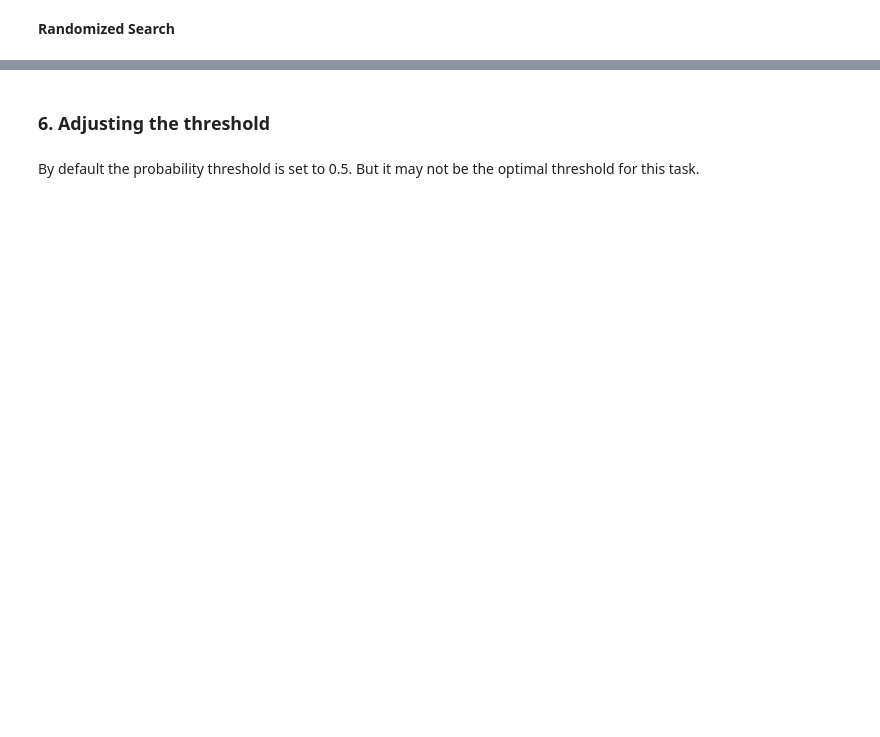
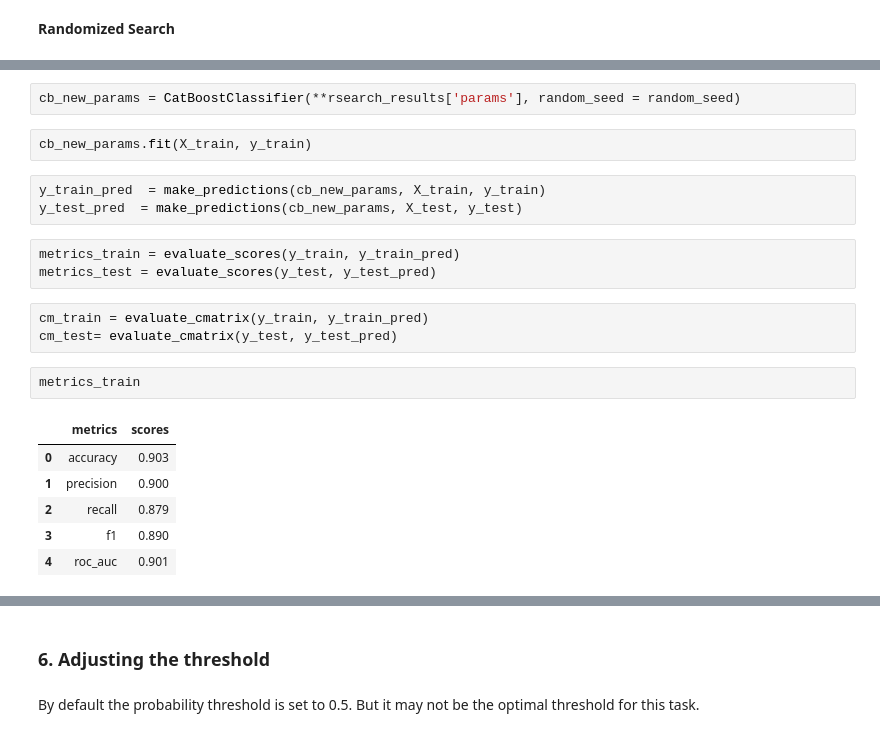
Before and after one commit to joanlenczuk/red_hat_project, a Jupyter notebook: modeling_red_hat.ipynb, the cells around one changed output, grey strips where cells are left out. Saved outputs shown, nothing was run; the diff lists cells and outputs as text; blank space fills up the shorter version.

```diff
--- a/modeling_red_hat.ipynb
+++ b/modeling_red_hat.ipynb
@@ -645,0 +663,22 @@ randomized_search(param_distributions,
+# %%
+cb_new_params = CatBoostClassifier(**rsearch_results['params'], random_seed = random_seed)
+# %%
+cb_new_params.fit(X_train, y_train)
+# %%
+y_train_pred  = make_predictions(cb_new_params, X_train, y_train)
+y_test_pred  = make_predictions(cb_new_params, X_test, y_test)
+# %%
+metrics_train = evaluate_scores(y_train, y_train_pred)
+metrics_test = evaluate_scores(y_test, y_test_pred)
+# %%
+cm_train = evaluate_cmatrix(y_train, y_train_pred)
+cm_test= evaluate_cmatrix(y_test, y_test_pred)
+# %%
+metrics_train
+# %% [output]
+|  | metrics | scores |
+| 0 | accuracy | 0.903 |
+| 1 | precision | 0.900 |
+| 2 | recall | 0.879 |
+| 3 | f1 | 0.890 |
+| 4 | roc_auc | 0.901 |
```
Also changed, not shown: parts of 36 cells of this notebook, 1 other file.
